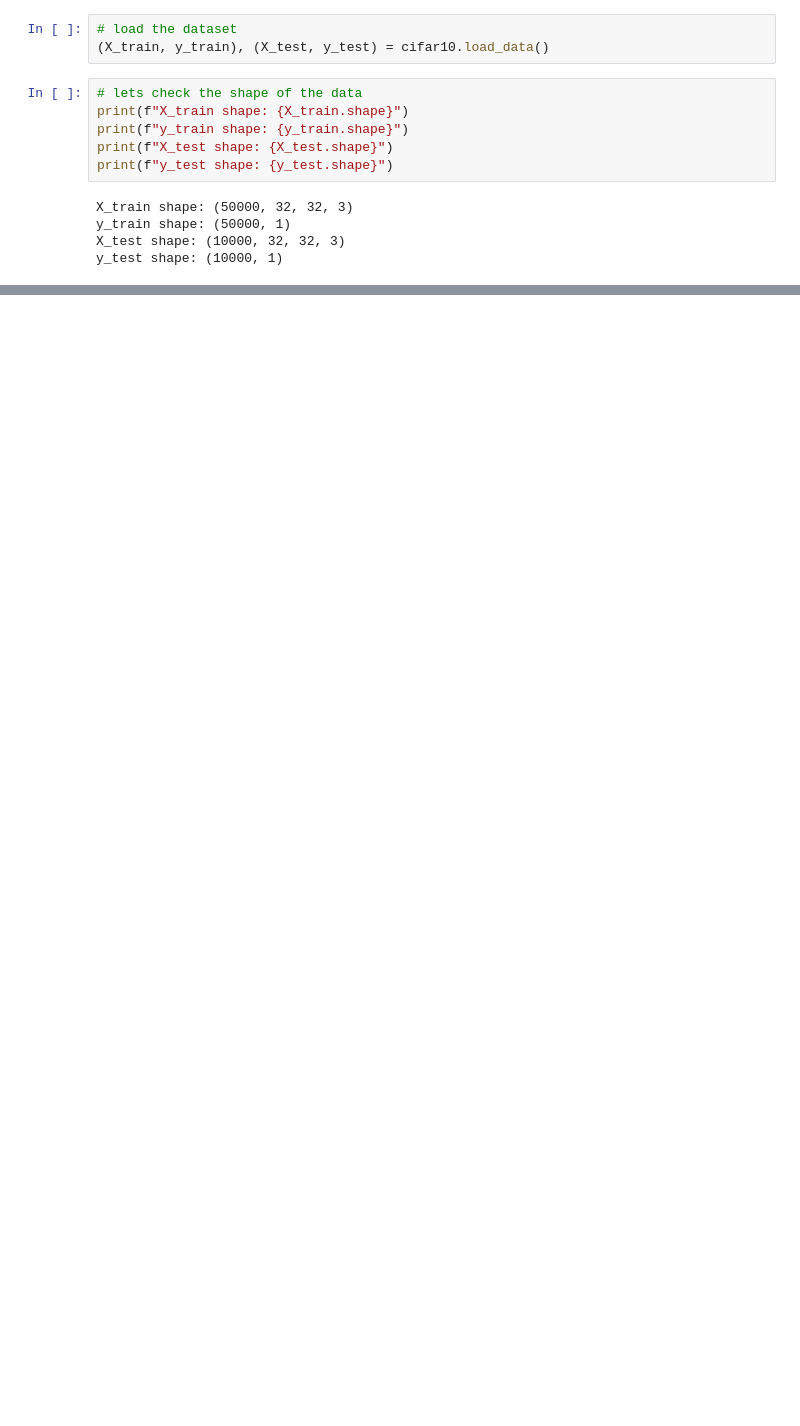
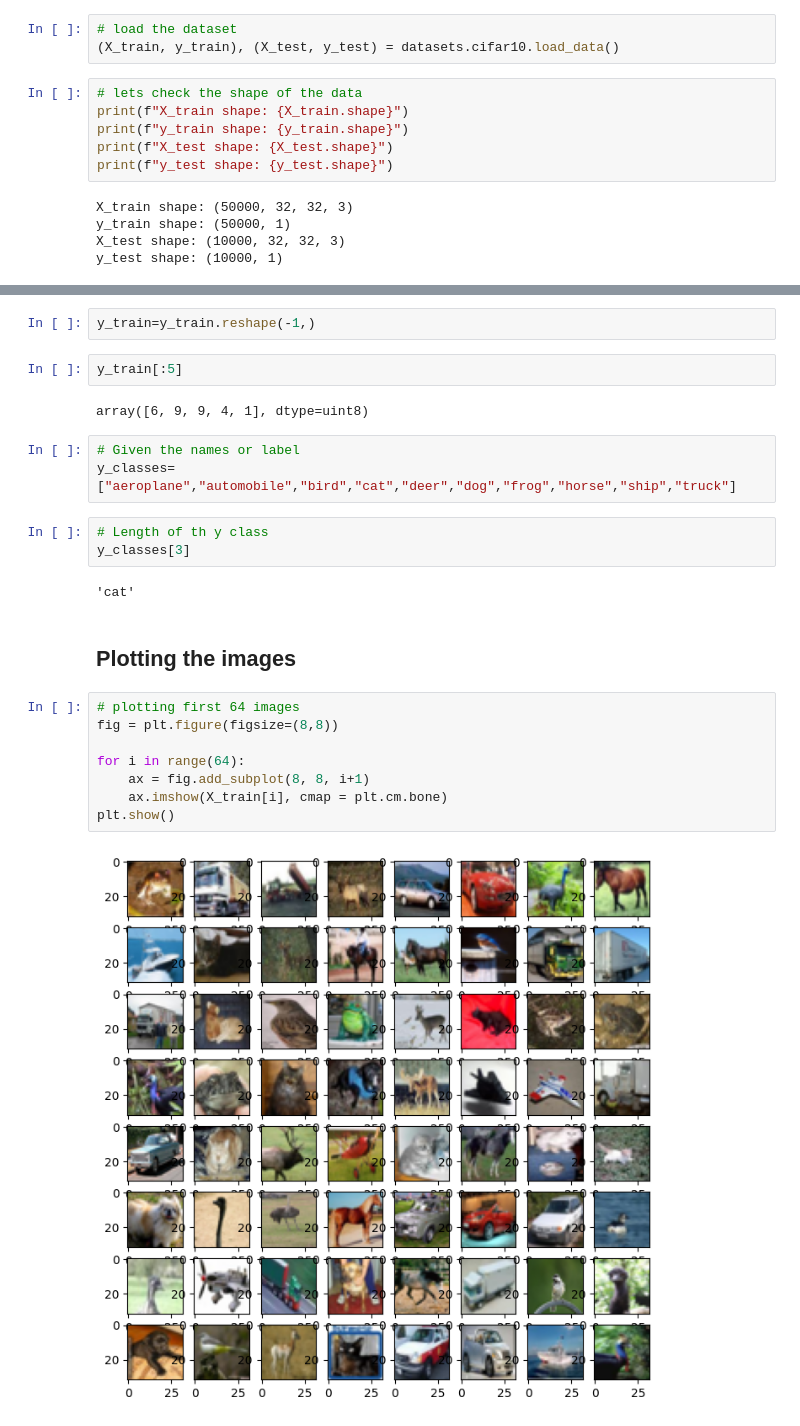
Before and after one commit to SajjadKhanYousafzai/Pipeline-ML, a Jupyter notebook: Image Classification/image.ipynb, the cells around one changed output, grey strips where cells are left out. Drawn from its saved outputs; the diff is of its cells as text; blank space fills up the shorter version.

```diff
--- a/Image Classification/image.ipynb
+++ b/Image Classification/image.ipynb
@@ -54,6 +51,6 @@ from tensorflow.keras.layers import Dense, Conv2D, MaxPool2D, Flatten, Dropout,
 # %%
 # load the dataset
-(X_train, y_train), (X_test, y_test) = cifar10.load_data()
+(X_train, y_train), (X_test, y_test) = datasets.cifar10.load_data()
 # %%
 # lets check the shape of the data
 print(f"X_train shape: {X_train.shape}")
@@ -67,0 +75,26 @@ y_test shape: (10000, 1)
+# %%
+y_train=y_train.reshape(-1,)
+# %%
+y_train[:5]
+# %% [output]
+array([6, 9, 9, 4, 1], dtype=uint8)
+# %%
+# Given the names or label
+y_classes=["aeroplane","automobile","bird","cat","deer","dog","frog","horse","ship","truck"]
+# %%
+# Length of th y class
+y_classes[3]
+# %% [output]
+'cat'
+# %% [markdown]
+## Plotting the images
+# %%
+# plotting first 64 images
+fig = plt.figure(figsize=(8,8))
+
+for i in range(64):
+    ax = fig.add_subplot(8, 8, i+1)
+    ax.imshow(X_train[i], cmap = plt.cm.bone)
+plt.show()
+# %% [output]
+[figure, added]
```
Also changed, not shown: parts of 24 cells of this notebook.
